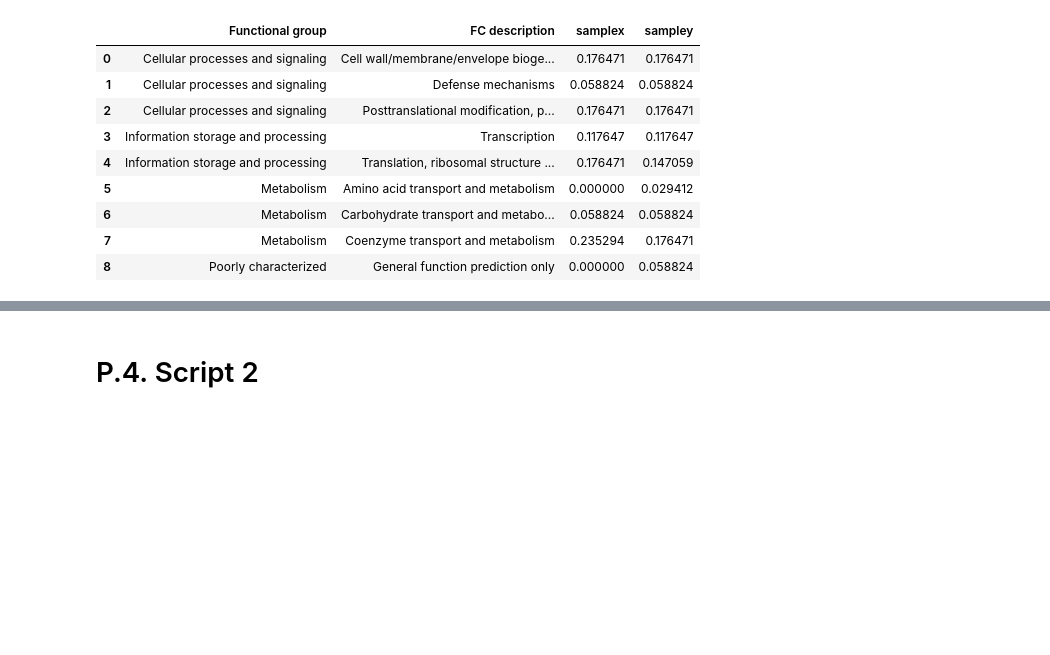
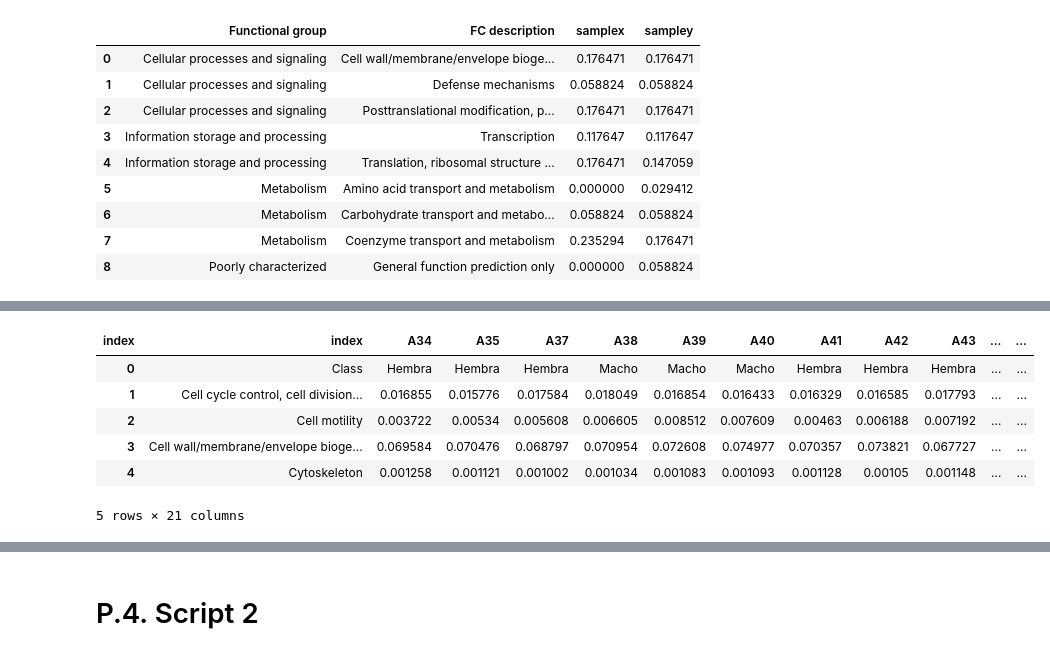
Before and after one commit to limrp/GeneVariantFastAPI, a Jupyter notebook: metagenome_metabolic_profiling/dev/script/met_prof_1.ipynb, the cells around one changed output, grey strips where cells are left out. Cells and saved outputs as stored; diff of their text form; code cells hidden in the pictures; blank space fills up the shorter version.

```diff
--- a/metagenome_metabolic_profiling/dev/script/met_prof_1.ipynb
+++ b/metagenome_metabolic_profiling/dev/script/met_prof_1.ipynb
@@ -807,0 +900,21 @@ normalized_combined
+# %%
+# Load CSVs
+# Load the normalized functional profiling data
+data = pd.read_csv('/home/koala/my_projects/metagenome_metabolic_profiling/data/real_samples/results/normalized.csv')
+
+# Load metadata
+metadata = pd.read_csv('/home/koala/my_projects/metagenome_metabolic_profiling/dev/data/metadata_bo1_reduced.csv')
+
+# Merge Data with Metadata
+# Set the index to the sample names for both dataframes
+# data.set_index('Functional group', inplace=True)
+data.set_index('FC description', inplace=True)
+metadata.set_index('sample_id', inplace=True)
+# Transpose the data so that samples are columns and features are rows
+data_transposed = data.T
+data_transposed.head()
+# Drop first row using drop()
+# data_transposed.drop(index=data_transposed.index[0], axis=0, inplace=True)
+# Merge the data with metadata (year and sex) on sample names
+merged_data = pd.merge(metadata, data_transposed, left_index=True, right_index=True)
+merged_data.head()
@@ -807,0 +929,31 @@ normalized_combined
+# %%
+# For Sex-based analysis
+grouping_row = merged_data['Sex']
+data_for_lefse = merged_data.drop(columns=['Year', 'Sex'])
+
+# Insert the 'Class' column at the first position with the grouping (Sex) information
+data_for_lefse.insert(0, 'Class', grouping_row)
+
+# Reset the index to move functional categories from the index to data rows
+data_for_lefse.reset_index(inplace=True)
+
+# Transpose the DataFrame so that samples are columns and functional categories are rows
+data_for_lefse = data_for_lefse.T
+# Set the first row as column names and remove that row from the data
+data_for_lefse.columns = data_for_lefse.iloc[0]  # Set the first row as column names
+data_for_lefse = data_for_lefse.drop(data_for_lefse.index[0])  # Remove the first row (now header)
+# data_for_lefse['index'] # key error
+
+# Reset the index to ensure that "Class", "Cell motility" are no longer treated as row names
+# data_for_lefse.reset_index(drop=True, inplace=True)
+data_for_lefse.reset_index(inplace=True)
+# data_for_lefse['index']
+data_for_lefse.head()
+# %% [output]
+| index | index | A34 | A35 | A37 | A38 | A39 | A40 | A41 | A42 | A43 | ... | ... |
+| 0 | Class | Hembra | Hembra | Hembra | Macho | Macho | Macho | Hembra | Hembra | Hembra | ... | ... |
+| 1 | Cell cycle control, cell division... | 0.016855 | 0.015776 | 0.017584 | 0.018049 | 0.016854 | 0.016433 | 0.016329 | 0.016585 | 0.017793 | ... | ... |
+| 2 | Cell motility | 0.003722 | 0.00534 | 0.005608 | 0.006605 | 0.008512 | 0.007609 | 0.00463 | 0.006188 | 0.007192 | ... | ... |
+| 3 | Cell wall/membrane/envelope bioge... | 0.069584 | 0.070476 | 0.068797 | 0.070954 | 0.072608 | 0.074977 | 0.070357 | 0.073821 | 0.067727 | ... | ... |
+| 4 | Cytoskeleton | 0.001258 | 0.001121 | 0.001002 | 0.001034 | 0.001083 | 0.001093 | 0.001128 | 0.00105 | 0.001148 | ... | ... |
+5 rows × 21 columns
```
Also changed, not shown: parts of 12 cells of this notebook.
